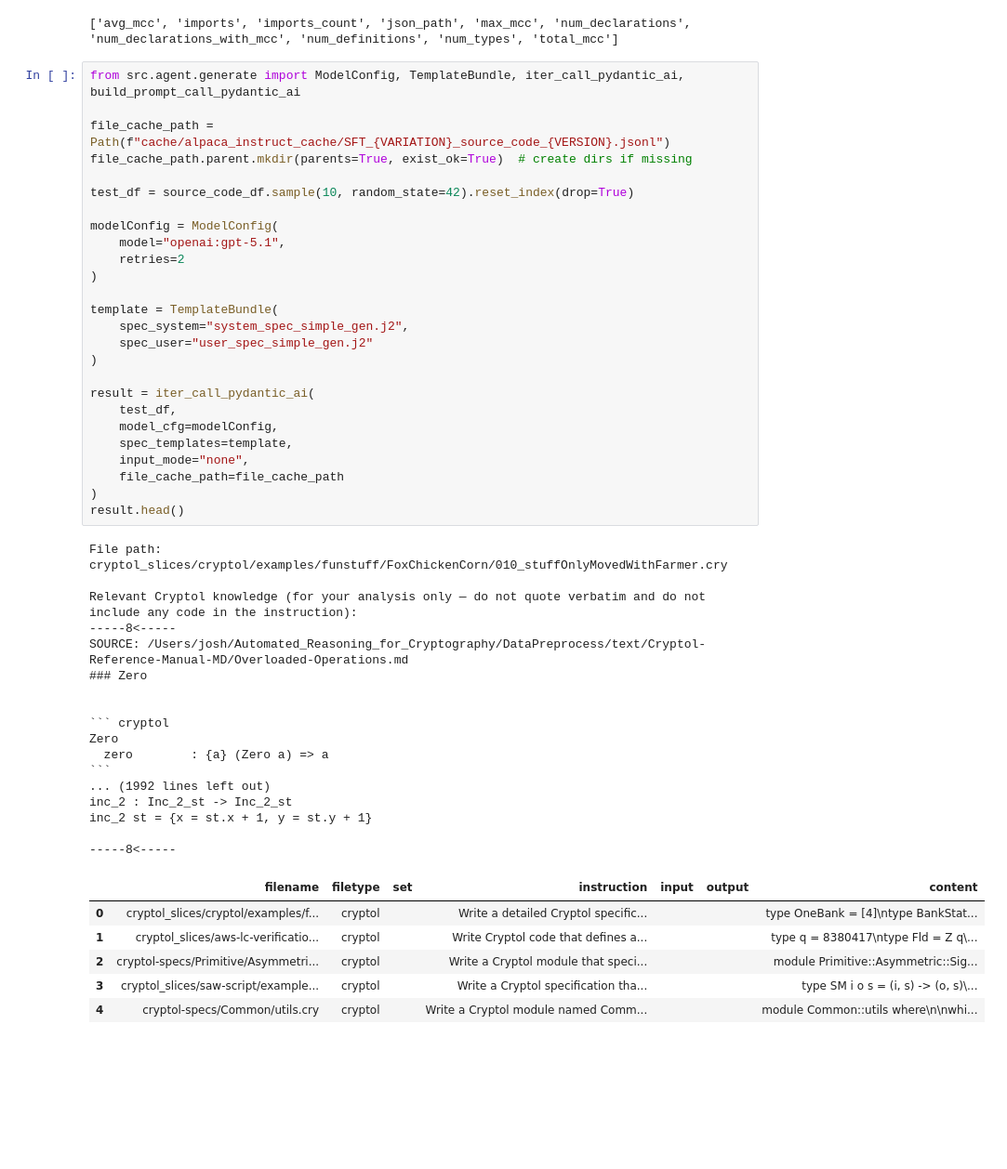
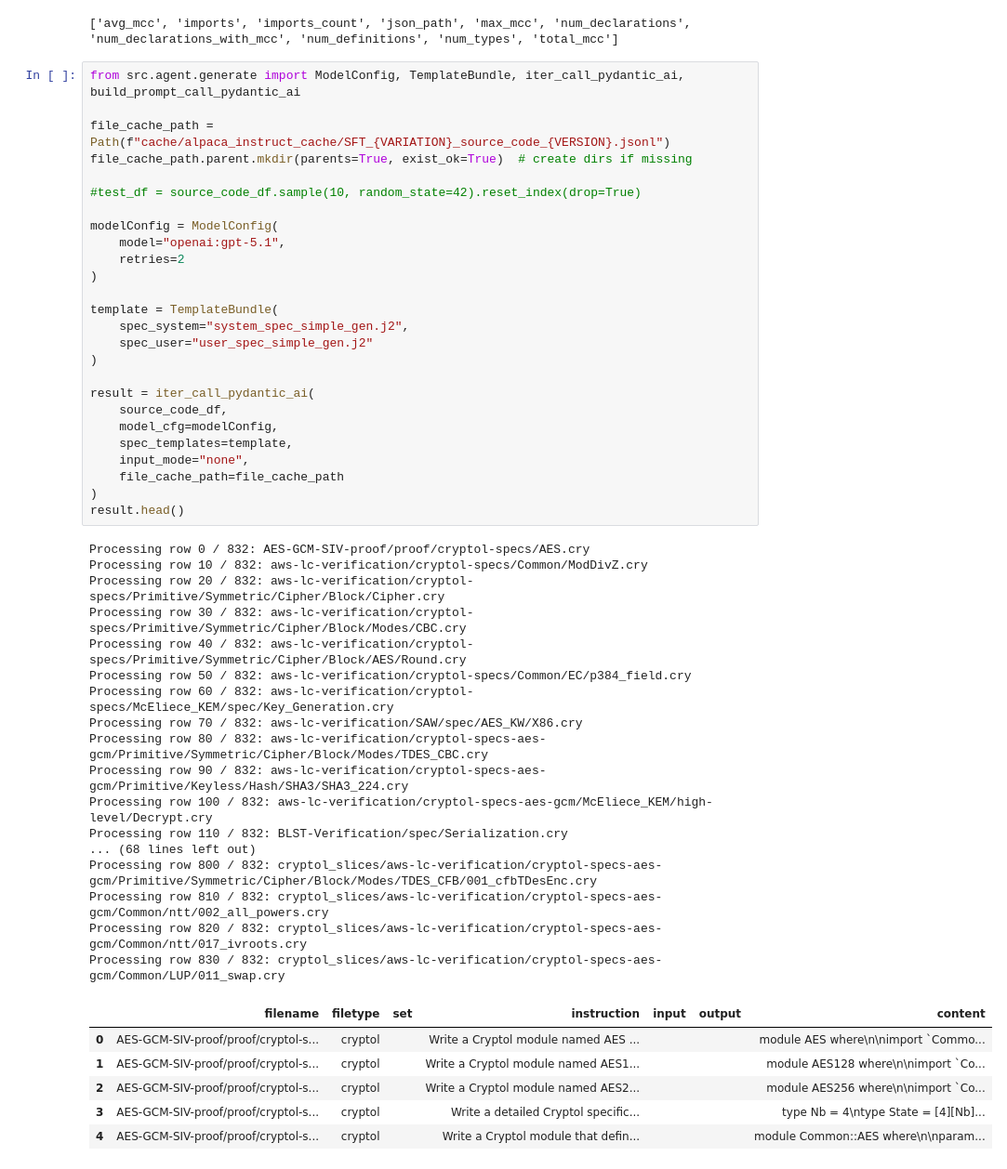
Before and after one commit to jo5huar3/DataPreprocess, a Jupyter notebook: notebooks/06_Generate_Training_Examples.ipynb, the cells around one changed output. Shown at 93% size. Cells and saved outputs as stored; diff of their text form; blank space fills up the shorter version.

````diff
--- a/notebooks/06_Generate_Training_Examples.ipynb
+++ b/notebooks/06_Generate_Training_Examples.ipynb
@@ -38,53 +38,53 @@ source_code_df = source_code_df.merge(
 # %%
 from src.agent.generate import ModelConfig, TemplateBundle, iter_call_pydantic_ai, build_prompt_call_pydantic_ai
 
 file_cache_path = Path(f"cache/alpaca_instruct_cache/SFT_{VARIATION}_source_code_{VERSION}.jsonl")
 file_cache_path.parent.mkdir(parents=True, exist_ok=True)  # create dirs if missing
 
-test_df = source_code_df.sample(10, random_state=42).reset_index(drop=True)
+#test_df = source_code_df.sample(10, random_state=42).reset_index(drop=True)
 
 modelConfig = ModelConfig(
     model="openai:gpt-5.1",
     retries=2
 )
 
 template = TemplateBundle(
     spec_system="system_spec_simple_gen.j2",
     spec_user="user_spec_simple_gen.j2"
 )
 
 result = iter_call_pydantic_ai(
-    test_df,
+    source_code_df,
     model_cfg=modelConfig,
     spec_templates=template,
     input_mode="none",
     file_cache_path=file_cache_path
 )
 result.head()
 # %% [output]
-File path: cryptol_slices/cryptol/examples/funstuff/FoxChickenCorn/010_stuffOnlyMovedWithFarmer.cry
-
-Relevant Cryptol knowledge (for your analysis only — do not quote verbatim and do not include any code in the instruction):
------8<-----
-SOURCE: /Users/josh/Automated_Reasoning_for_Cryptography/DataPreprocess/text/Cryptol-Reference-Manual-MD/Overloaded-Operations.md
-### Zero
-
-
-``` cryptol
-Zero
-  zero        : {a} (Zero a) => a
-```
-... (1992 lines left out)
-inc_2 : Inc_2_st -> Inc_2_st
-inc_2 st = {x = st.x + 1, y = st.y + 1}
-
------8<-----
+Processing row 0 / 832: AES-GCM-SIV-proof/proof/cryptol-specs/AES.cry
+Processing row 10 / 832: aws-lc-verification/cryptol-specs/Common/ModDivZ.cry
+Processing row 20 / 832: aws-lc-verification/cryptol-specs/Primitive/Symmetric/Cipher/Block/Cipher.cry
+Processing row 30 / 832: aws-lc-verification/cryptol-specs/Primitive/Symmetric/Cipher/Block/Modes/CBC.cry
+Processing row 40 / 832: aws-lc-verification/cryptol-specs/Primitive/Symmetric/Cipher/Block/AES/Round.cry
+Processing row 50 / 832: aws-lc-verification/cryptol-specs/Common/EC/p384_field.cry
+Processing row 60 / 832: aws-lc-verification/cryptol-specs/McEliece_KEM/spec/Key_Generation.cry
+Processing row 70 / 832: aws-lc-verification/SAW/spec/AES_KW/X86.cry
+Processing row 80 / 832: aws-lc-verification/cryptol-specs-aes-gcm/Primitive/Symmetric/Cipher/Block/Modes/TDES_CBC.cry
+Processing row 90 / 832: aws-lc-verification/cryptol-specs-aes-gcm/Primitive/Keyless/Hash/SHA3/SHA3_224.cry
+Processing row 100 / 832: aws-lc-verification/cryptol-specs-aes-gcm/McEliece_KEM/high-level/Decrypt.cry
+Processing row 110 / 832: BLST-Verification/spec/Serialization.cry
+... (68 lines left out)
+Processing row 800 / 832: cryptol_slices/aws-lc-verification/cryptol-specs-aes-gcm/Primitive/Symmetric/Cipher/Block/Modes/TDES_CFB/001_cfbTDesEnc.cry
+Processing row 810 / 832: cryptol_slices/aws-lc-verification/cryptol-specs-aes-gcm/Common/ntt/002_all_powers.cry
+Processing row 820 / 832: cryptol_slices/aws-lc-verification/cryptol-specs-aes-gcm/Common/ntt/017_ivroots.cry
+Processing row 830 / 832: cryptol_slices/aws-lc-verification/cryptol-specs-aes-gcm/Common/LUP/011_swap.cry
 |  | filename | filetype | set | instruction | input | output | content |
-| 0 | cryptol_slices/cryptol/examples/f... | cryptol |  | Write a detailed Cryptol specific... |  |  | type OneBank = [4]\ntype BankStat... |
-| 1 | cryptol_slices/aws-lc-verificatio... | cryptol |  | Write Cryptol code that defines a... |  |  | type q = 8380417\ntype Fld = Z q\... |
-| 2 | cryptol-specs/Primitive/Asymmetri... | cryptol |  | Write a Cryptol module that speci... |  |  | module Primitive::Asymmetric::Sig... |
-| 3 | cryptol_slices/saw-script/example... | cryptol |  | Write a Cryptol specification tha... |  |  | type SM i o s = (i, s) -> (o, s)\... |
-| 4 | cryptol-specs/Common/utils.cry | cryptol |  | Write a Cryptol module named Comm... |  |  | module Common::utils where\n\nwhi... |
+| 0 | AES-GCM-SIV-proof/proof/cryptol-s... | cryptol |  | Write a Cryptol module named AES ... |  |  | module AES where\n\nimport `Commo... |
+| 1 | AES-GCM-SIV-proof/proof/cryptol-s... | cryptol |  | Write a Cryptol module named AES1... |  |  | module AES128 where\n\nimport `Co... |
+| 2 | AES-GCM-SIV-proof/proof/cryptol-s... | cryptol |  | Write a Cryptol module named AES2... |  |  | module AES256 where\n\nimport `Co... |
+| 3 | AES-GCM-SIV-proof/proof/cryptol-s... | cryptol |  | Write a detailed Cryptol specific... |  |  | type Nb = 4\ntype State = [4][Nb]... |
+| 4 | AES-GCM-SIV-proof/proof/cryptol-s... | cryptol |  | Write a Cryptol module that defin... |  |  | module Common::AES where\n\nparam... |
 # %%
 
 import textwrap
````
Also changed, not shown: parts of 1 cell of this notebook, 1 other file.
